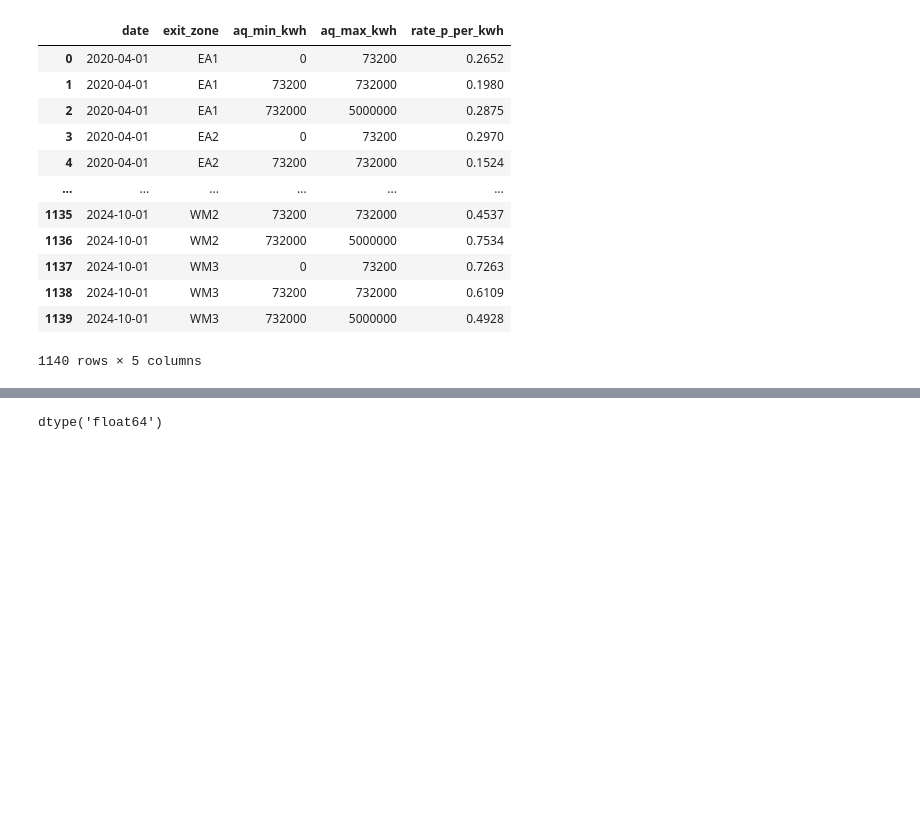
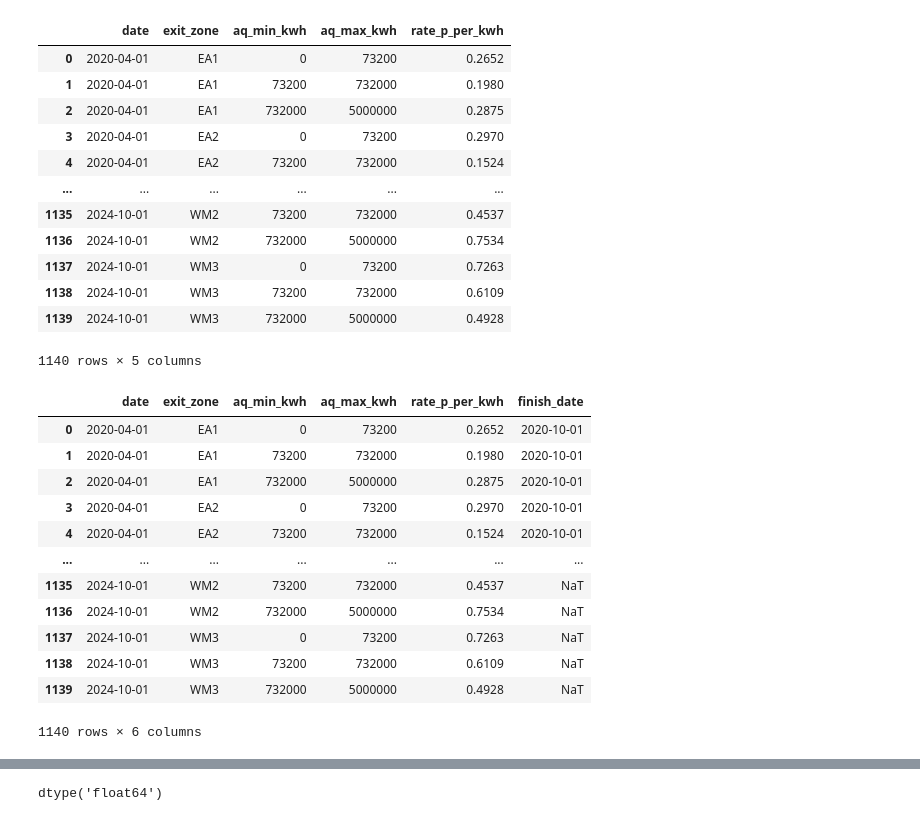
Before and after one commit to kevinvbc/deeproad, a Jupyter notebook: Gorilla_Assignment.ipynb, the cells around one changed output, grey strips where cells are left out. Drawn from its saved outputs; the diff is of its cells as text; code cells hidden in the pictures; blank space fills up the shorter version.

```diff
--- a/Gorilla_Assignment.ipynb
+++ b/Gorilla_Assignment.ipynb
@@ -83,6 +82,24 @@ rate_table
 | 1138 | 2024-10-01 | WM3 | 73200 | 732000 | 0.6109 |
 | 1139 | 2024-10-01 | WM3 | 732000 | 5000000 | 0.4928 |
 1140 rows × 5 columns
+# %%
+# add finish_date column
+rate_table['finish_date'] = rate_table.groupby(['exit_zone','aq_min_kwh'])['date'].shift(-1)
+rate_table
+# %% [output]
+|  | date | exit_zone | aq_min_kwh | aq_max_kwh | rate_p_per_kwh | finish_date |
+| 0 | 2020-04-01 | EA1 | 0 | 73200 | 0.2652 | 2020-10-01 |
+| 1 | 2020-04-01 | EA1 | 73200 | 732000 | 0.1980 | 2020-10-01 |
+| 2 | 2020-04-01 | EA1 | 732000 | 5000000 | 0.2875 | 2020-10-01 |
+| 3 | 2020-04-01 | EA2 | 0 | 73200 | 0.2970 | 2020-10-01 |
+| 4 | 2020-04-01 | EA2 | 73200 | 732000 | 0.1524 | 2020-10-01 |
+| ... | ... | ... | ... | ... | ... | ... |
+| 1135 | 2024-10-01 | WM2 | 73200 | 732000 | 0.4537 | NaT |
+| 1136 | 2024-10-01 | WM2 | 732000 | 5000000 | 0.7534 | NaT |
+| 1137 | 2024-10-01 | WM3 | 0 | 73200 | 0.7263 | NaT |
+| 1138 | 2024-10-01 | WM3 | 73200 | 732000 | 0.6109 | NaT |
+| 1139 | 2024-10-01 | WM3 | 732000 | 5000000 | 0.4928 | NaT |
+1140 rows × 6 columns
 # %%
 # join forecast and meter table to access exit_zone information
 # set index and using .join() is optimal way of joining pandas dataframes
```
Also changed, not shown: parts of 20 cells of this notebook.
